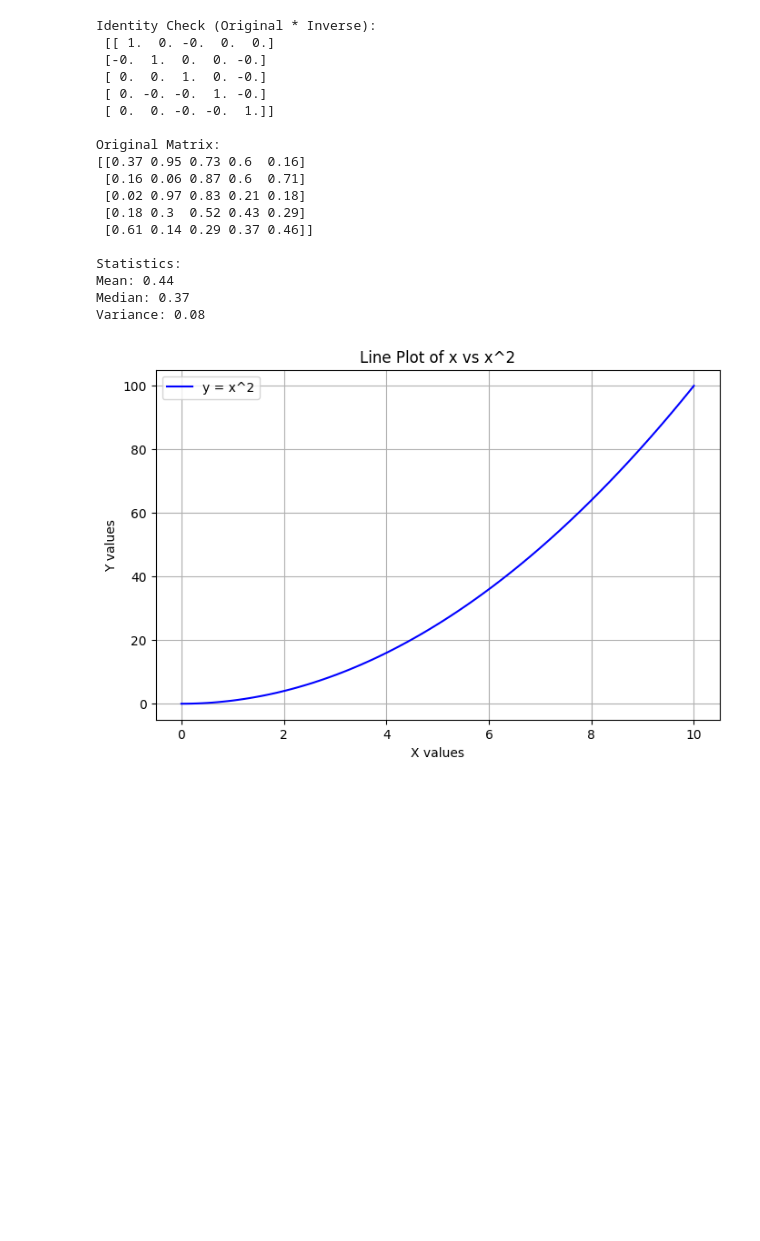
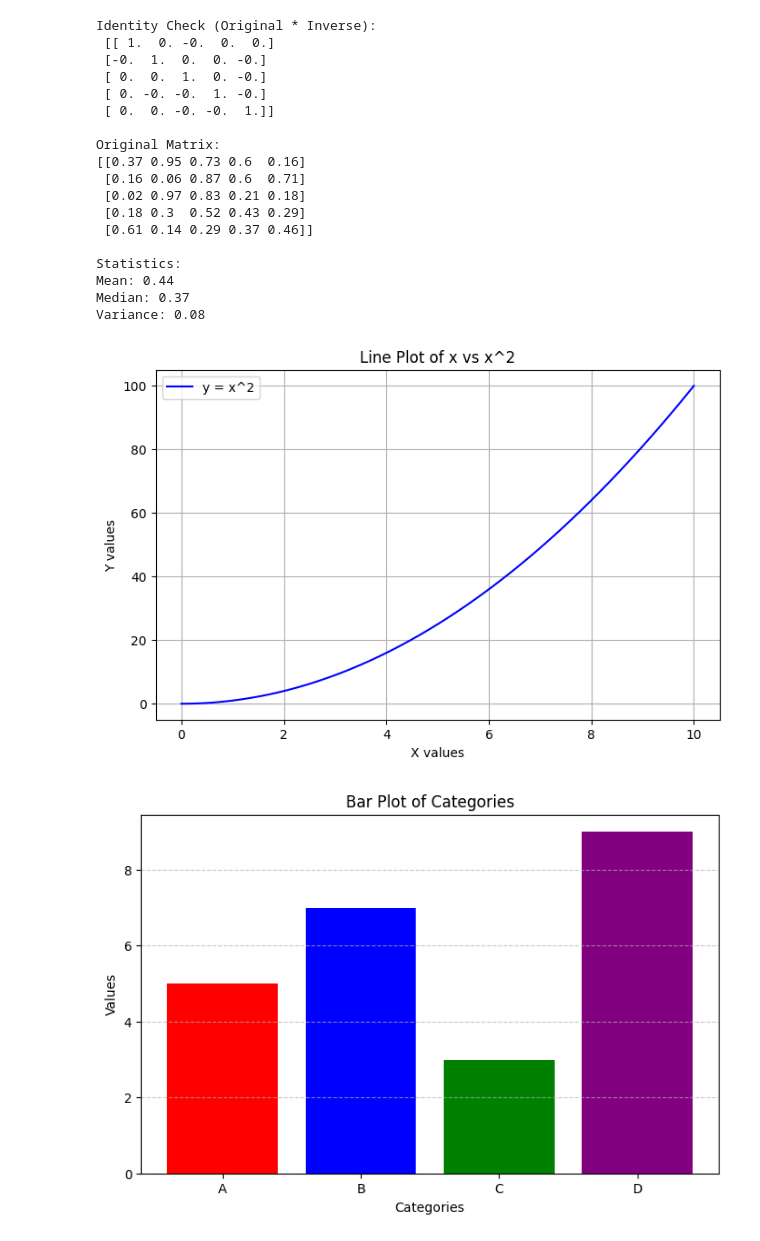
Before and after one commit to SharmishtaHebbar/python-jupyter-template, a Jupyter notebook: src/1-line-plot.ipynb, the cells around one changed output. Saved outputs shown, nothing was run; the diff lists cells and outputs as text; code cells hidden in the pictures; blank space fills up the shorter version.

Commit message:
Added error handling

```diff
--- a/src/1-line-plot.ipynb
+++ b/src/1-line-plot.ipynb
@@ -3,7 +1,4 @@
 # %%
-# TASK: Create a line plot with x values ranging from 0 to 10 and y values as the square of x.
-# Customize the plot by adding a title, labels for both axes, and a grid.
-
 import numpy as np
 import matplotlib.pyplot as plt
 
@@ -16,7 +11,7 @@ try:
     matrix_inv = np.linalg.inv(matrix)
 except np.linalg.LinAlgError:
     matrix_inv = None
-    print("Matrix is non-invertible.")
+    print("Error: Matrix is non-invertible.")
 
 # Step 3: Verify closeness to identity matrix if invertible
 if matrix_inv is not None:
@@ -30,41 +25,99 @@ variance_value = np.var(matrix)
 
 # Display results
 print("\nOriginal Matrix:")
 print(np.round(matrix, 2))
 print("\nStatistics:")
 print(f"Mean: {mean_value:.2f}")
 print(f"Median: {median_value:.2f}")
 print(f"Variance: {variance_value:.2f}")
 
-# Step 5: Create a line plot
-x = np.linspace(0, 10, 100)
-y = x ** 2
+# Step 5: Create a line plot with error handling
+try:
+    x = np.linspace(0, 10, 100)
+    y = x ** 2
+    plt.figure(figsize=(8, 5))
+    plt.plot(x, y, label='y = x^2', color='b')
+    plt.title("Line Plot of x vs x^2")
+    plt.xlabel("X values")
+    plt.ylabel("Y values")
+    plt.grid(True)
+    plt.legend()
+    plt.show()
+except Exception as e:
+    print(f"Error in line plot: {e}")
 
-plt.figure(figsize=(8, 5))
-plt.plot(x, y, label='y = x^2', color='b')
-plt.title("Line Plot of x vs x^2")
-plt.xlabel("X values")
-plt.ylabel("Y values")
-plt.grid(True)
-plt.legend()
-plt.show()
+# Step 6: Create a bar plot with error handling
+try:
+    categories = ['A', 'B', 'C', 'D']
+    values = [5, 7, 3, 9]
+    colors = ['red', 'blue', 'green', 'purple']
+    plt.figure(figsize=(8, 5))
+    plt.bar(categories, values, color=colors)
+    plt.title("Bar Plot of Categories")
+    plt.xlabel("Categories")
+    plt.ylabel("Values")
+    plt.grid(axis='y', linestyle='--', alpha=0.7)
+    plt.show()
+except Exception as e:
+    print(f"Error in bar plot: {e}")
+
+# Step 7: Create a scatter plot with annotations and error handling
+try:
+    x_scatter = [1, 2, 3, 4, 5]
+    y_scatter = [2, 4, 6, 8, 10]
+    plt.figure(figsize=(8, 5))
+    plt.scatter(x_scatter, y_scatter, color='blue')
+    for i in range(len(x_scatter)):
+        plt.annotate(f'({x_scatter[i]}, {y_scatter[i]})', (x_scatter[i], y_scatter[i]), textcoords="offset points", xytext=(5,5), ha='right')
+    plt.title("Scatter Plot with Annotations")
+    plt.xlabel("X values")
+    plt.ylabel("Y values")
+    plt.grid(True)
+    plt.show()
+except Exception as e:
+    print(f"Error in scatter plot: {e}")
+
+# Step 8: Create a pie chart with error handling
+try:
+    labels = ['Python', 'Java', 'C++', 'JavaScript']
+    sizes = [40, 25, 20, 15]
+    plt.figure(figsize=(8, 5))
+    plt.pie(sizes, labels=labels, autopct='%1.1f%%', colors=['gold', 'blue', 'red', 'green'], startangle=140)
+    plt.title("Programming Language Popularity")
+    plt.show()
+except Exception as e:
+    print(f"Error in pie chart: {e}")
+
+# Step 9: Create a histogram with error handling
+try:
+    hist_data = [1, 2, 2, 3, 3, 3, 4, 4, 4, 4, 5]
+    plt.figure(figsize=(8, 5))
+    plt.hist(hist_data, bins=5, color='purple', edgecolor='black')
+    plt.title("Histogram of Data Distribution")
+    plt.xlabel("Value")
+    plt.ylabel("Frequency")
+    plt.grid(axis='y', linestyle='--', alpha=0.7)
+    plt.show()
+except Exception as e:
+    print(f"Error in histogram: {e}")
 # %% [output]
 Identity Check (Original * Inverse):
  [[ 1.  0. -0.  0.  0.]
  [-0.  1.  0.  0. -0.]
  [ 0.  0.  1.  0. -0.]
  [ 0. -0. -0.  1. -0.]
  [ 0.  0. -0. -0.  1.]]
 
 Original Matrix:
 [[0.37 0.95 0.73 0.6  0.16]
  [0.16 0.06 0.87 0.6  0.71]
  [0.02 0.97 0.83 0.21 0.18]
  [0.18 0.3  0.52 0.43 0.29]
  [0.61 0.14 0.29 0.37 0.46]]
 
 Statistics:
 Mean: 0.44
 Median: 0.37
 Variance: 0.08
 [figure]
+[figure, added]
```
Also changed, not shown: parts of 3 cells of this notebook, 11 other files.
